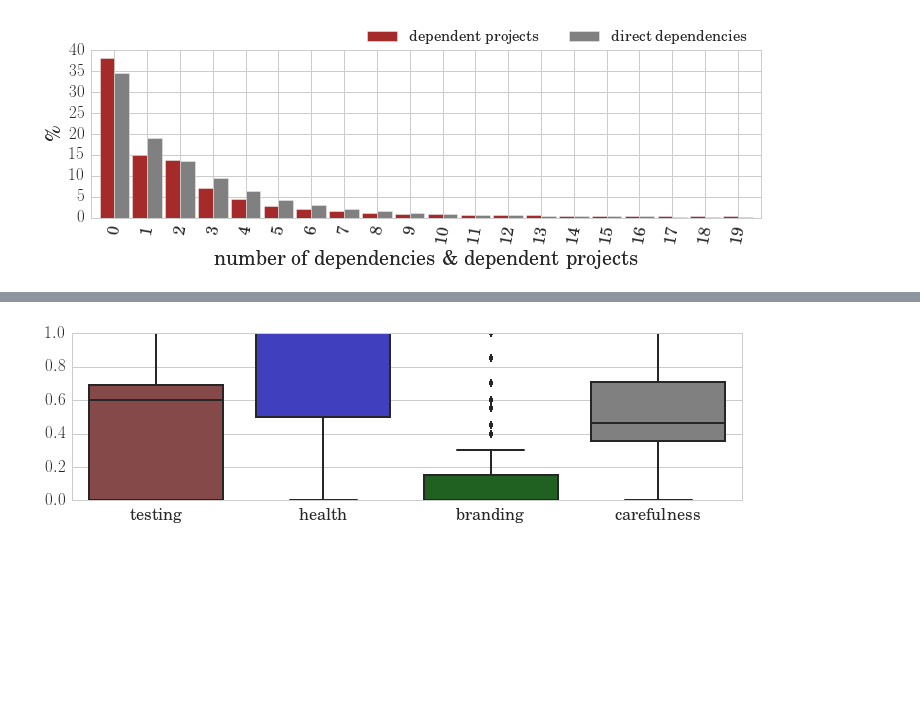
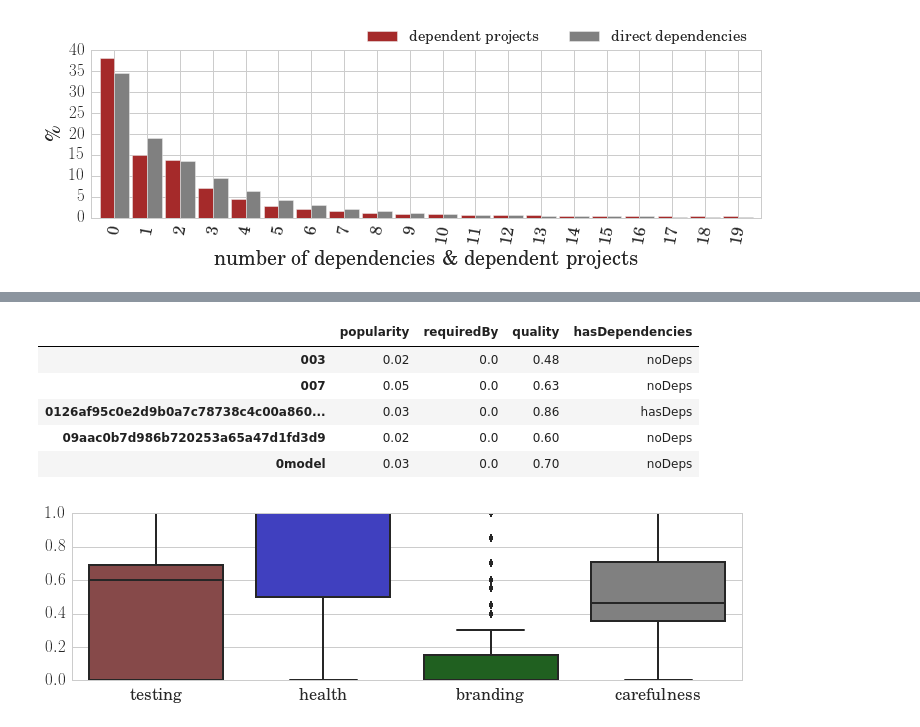
Before and after one commit to AhmedZerouali/notebooks, a Jupyter notebook: saner2018.ipynb, the cells around one changed output, grey strips where cells are left out. Cells and saved outputs as stored; diff of their text form; code cells hidden in the pictures; blank space fills up the shorter version.

```diff
--- a/saner2018.ipynb
+++ b/saner2018.ipynb
@@ -320,3 +349,12 @@ npm_packages_only3.head()
+# %%
+npm_packages.loc[:,['popularity','requiredBy','quality','hasDependencies']].head()
+# %% [output]
+|  | popularity | requiredBy | quality | hasDependencies |
+| 003 | 0.02 | 0.0 | 0.48 | noDeps |
+| 007 | 0.05 | 0.0 | 0.63 | noDeps |
+| 0126af95c0e2d9b0a7c78738c4c00a860... | 0.03 | 0.0 | 0.86 | hasDeps |
+| 09aac0b7d986b720253a65a47d1fd3d9 | 0.02 | 0.0 | 0.60 | noDeps |
+| 0model | 0.03 | 0.0 | 0.70 | noDeps |
 # %%
 # Melted a new dataframe
 npm_packages_only3=npm_packages.loc[:,['testing','health','branding','carefulness','hasDependencies']]
```
Also changed, not shown: parts of 26 cells of this notebook, 1 other file.
